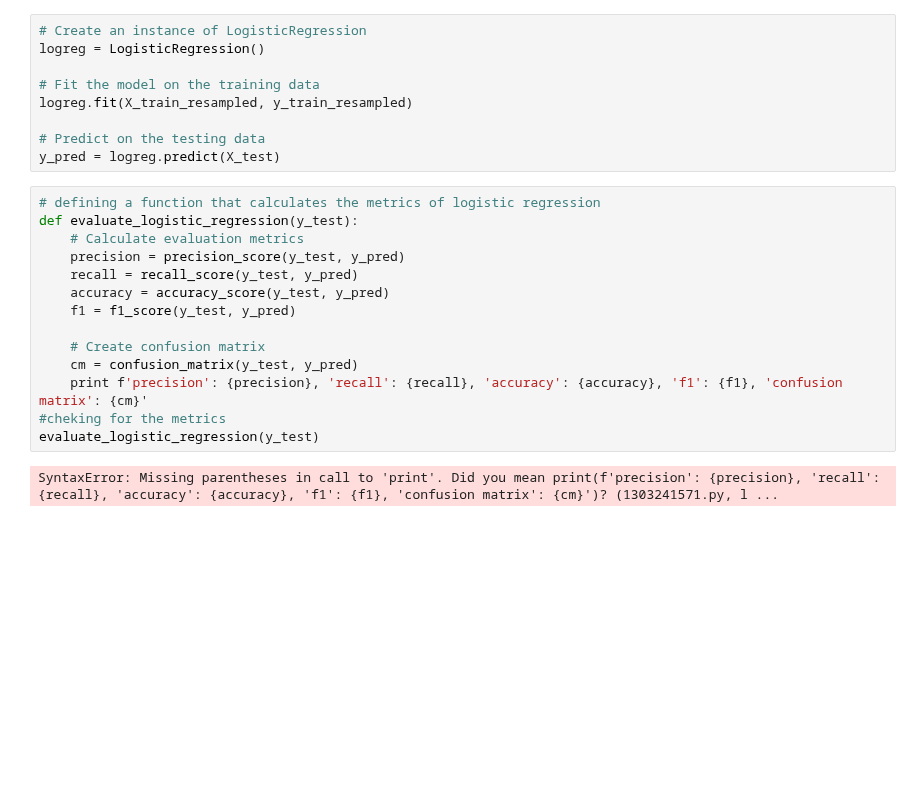
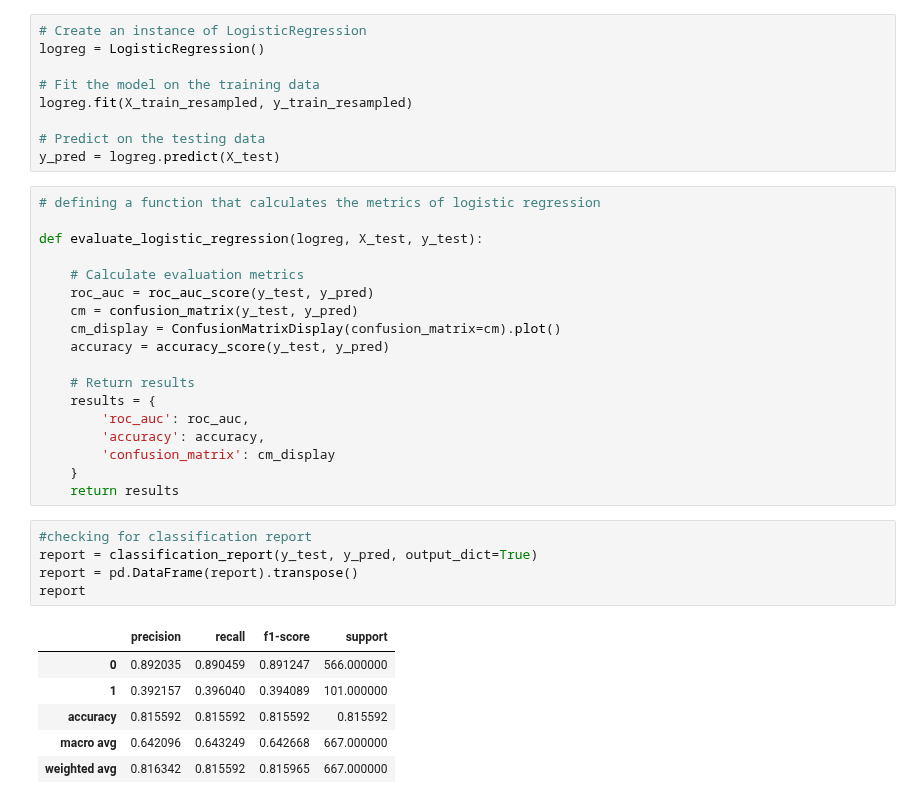
Before and after one commit to nelkemboi/dsc-phase-3-project-v2-3, a Jupyter notebook: customerchurn.ipynb, the cells around one changed output. Drawn from its saved outputs; the diff is of its cells as text; blank space fills up the shorter version.

```diff
--- a/customerchurn.ipynb
+++ b/customerchurn.ipynb
@@ -465,17 +465,31 @@ logreg.fit(X_train_resampled, y_train_resampled)
 y_pred = logreg.predict(X_test)
 # %%
 # defining a function that calculates the metrics of logistic regression
-def evaluate_logistic_regression(y_test):
+
+def evaluate_logistic_regression(logreg, X_test, y_test):
+
     # Calculate evaluation metrics
-    precision = precision_score(y_test, y_pred)
-    recall = recall_score(y_test, y_pred)
+    roc_auc = roc_auc_score(y_test, y_pred)
+    cm = confusion_matrix(y_test, y_pred)
+    cm_display = ConfusionMatrixDisplay(confusion_matrix=cm).plot()
     accuracy = accuracy_score(y_test, y_pred)
-    f1 = f1_score(y_test, y_pred)
 
-    # Create confusion matrix
-    cm = confusion_matrix(y_test, y_pred)
-    print f'precision': {precision}, 'recall': {recall}, 'accuracy': {accuracy}, 'f1': {f1}, 'confusion matrix': {cm}'
-#cheking for the metrics
-evaluate_logistic_regression(y_test)
+    # Return results
+    results = {
+        'roc_auc': roc_auc,
+        'accuracy': accuracy,
+        'confusion_matrix': cm_display
+    }
+    return results
-# %% [output]
-SyntaxError: Missing parentheses in call to 'print'. Did you mean print(f'precision': {precision}, 'recall': {recall}, 'accuracy': {accuracy}, 'f1': {f1}, 'confusion matrix': {cm}')? (1303241571.py, l ...
+# %%
+#checking for classification report
+report = classification_report(y_test, y_pred, output_dict=True)
+report = pd.DataFrame(report).transpose()
+report
+# %% [output]
+|  | precision | recall | f1-score | support |
+| 0 | 0.892035 | 0.890459 | 0.891247 | 566.000000 |
+| 1 | 0.392157 | 0.396040 | 0.394089 | 101.000000 |
+| accuracy | 0.815592 | 0.815592 | 0.815592 | 0.815592 |
+| macro avg | 0.642096 | 0.643249 | 0.642668 | 667.000000 |
+| weighted avg | 0.816342 | 0.815592 | 0.815965 | 667.000000 |
```
Also changed, not shown: parts of 3 cells of this notebook.
